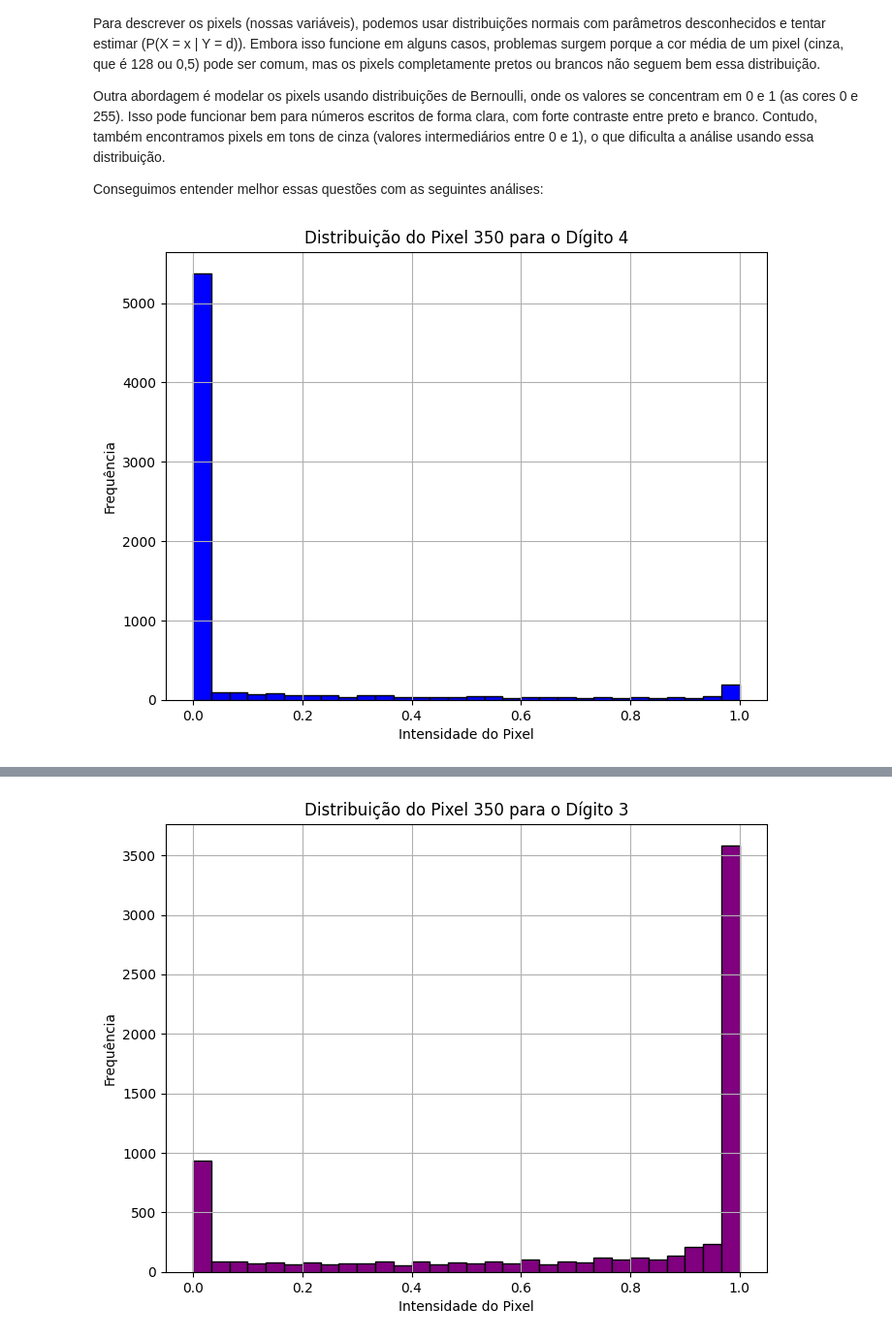
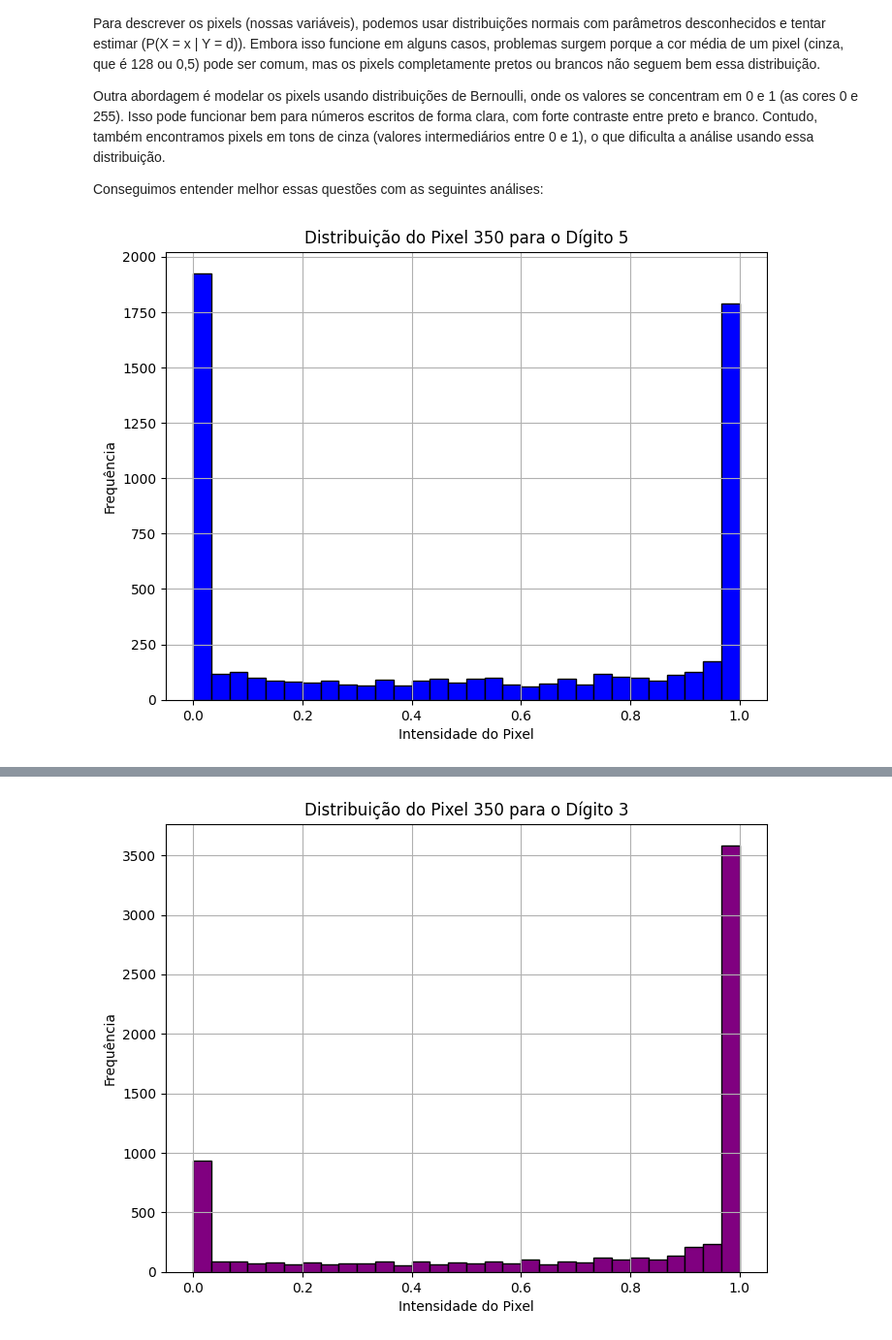
Before and after one commit to milton-salgado/estatistica-e-probabilidade, a Jupyter notebook: projetos/projeto_03.ipynb, the cells around one changed output, grey strips where cells are left out. Shown at 97% size. Drawn from its saved outputs; the diff is of its cells as text; code cells hidden in the pictures.

```diff
--- a/projetos/projeto_03.ipynb
+++ b/projetos/projeto_03.ipynb
@@ -356,18 +356,18 @@ Conseguimos entender melhor essas questões com as seguintes análises:
 # %%
 # Exemplo de discrepância na distribuição de Bernoulli
 
 # Definindo o dígito e o pixel a serem analisados
-dig = 4
+dig = 5
 pixel = 350
 
 # Plotando o histograma para o pixel específico do dígito selecionado
 plt.figure(figsize=(8, 6))
 plt.hist(X[y == str(dig)]['pixel' + str(pixel)], bins=30, color='blue', edgecolor='black')
 plt.title(f'Distribuição do Pixel {pixel} para o Dígito {dig}')
 plt.xlabel('Intensidade do Pixel')
 plt.ylabel('Frequência')
 plt.grid(True)
 plt.show()
 # %% [output]
-[figure, old version]
+[figure, new version]
 # %%
```
Also changed, not shown: parts of 14 cells of this notebook.
